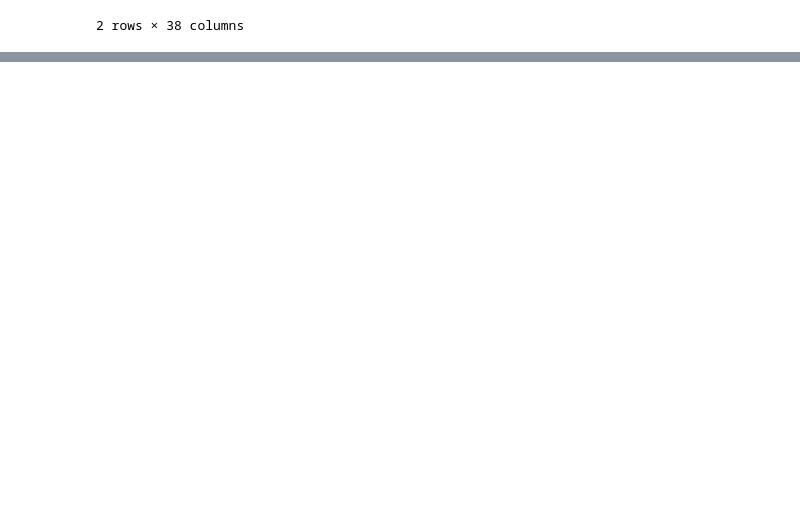
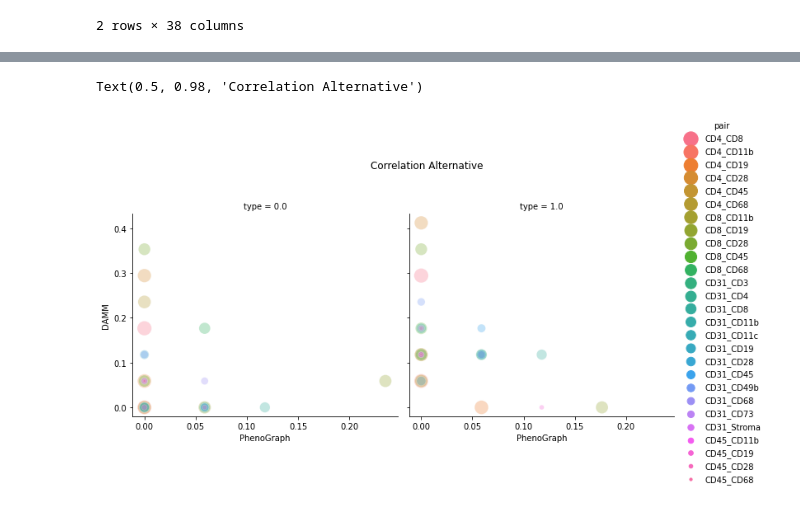
Before and after one commit to camlab-bioml/starling, a Jupyter notebook: correlation_alternative.ipynb, the cells around one changed output, grey strips where cells are left out. Saved outputs shown, nothing was run; the diff lists cells and outputs as text; code cells hidden in the pictures; blank space fills up the shorter version.

```diff
--- a/correlation_alternative.ipynb
+++ b/correlation_alternative.ipynb
@@ -75,5 +73,5 @@ else:
 # %%
-#pheno_mat = pd.read_csv(pheno_fn, index_col=0)
+pheno_mat = pd.read_csv(pheno_fn, index_col=0)
 #kms_mat = pd.read_csv(kms_fn, index_col=0)
 damm_mat = pd.read_csv(damm_fn, index_col=0)
 # %%
@@ -174,10 +169,13 @@ else:
         ['EpCAM','panCK'],
         ['ECadherin','CD68']]
 # %%
+out = []
 for pair in pairs:
 
     x_name = pair[0]; y_name = pair[1]
-    x = np.array(damm_mat[x_name]); y = np.array(damm_mat[y_name])
+    #x = np.array(pheno_mat[x_name]); y = np.array(pheno_mat[y_name])
+    #x = np.array(damm_mat[x_name]); y = np.array(damm_mat[y_name])
+    x = np.array(mat[x_name]); y = np.array(mat[y_name])
 
     ## case 1: bottom right
     bot_right = sum((x > thresholds[x_name][1]) & (y < thresholds[y_name][0]))
@@ -199,6 +197,9 @@ for pair in pairs:
 
     print("{}_{} -- neg: {}; pos: {}".format(x_name, y_name, neg_score, pos_score))
 
+    out.append([x_name + '_' + y_name, neg_score, pos_score])
+
+    '''
     plt.scatter(x, y)
     plt.axvline(x=thresholds[x_name][0], color='r')
     plt.axvline(x=thresholds[x_name][1], color='r')
@@ -207,3 +208,4 @@ for pair in pairs:
     plt.xlabel(x_name)
     plt.ylabel(y_name)
     plt.show()
+    '''
@@ -223,0 +255,16 @@ CD4_CD68 -- neg: 0.0; pos: 0.11764705882352941
+# %%
+pheno_res = newMetric(pheno_mat, pairs, thresholds)
+damm_res = newMetric(damm_mat, pairs, thresholds)
+# %%
+neg = pd.concat([pheno_res, pd.Series(np.zeros(pheno_res.shape[0]))], axis=1)
+pos = pd.concat([damm_res, pd.Series(np.ones(pheno_res.shape[0]))], axis=1)
+df = pd.concat([neg, pos])
+df.columns = ['pair', 'PhenoGraph', 'DAMM', 'type']
+# %%
+rel = sns.relplot(data=df, x='PhenoGraph', y='DAMM', col='type', hue='pair', size="pair", sizes=(10, 300), alpha = 0.3)
+#rel = sns.relplot(data=df, x='PhenoGraph', y='DAMM', col='type', hue='pair')
+rel.fig.subplots_adjust(top=.8)
+rel.fig.suptitle('Correlation Alternative')
+# %% [output]
+Text(0.5, 0.98, 'Correlation Alternative')
+[figure, added]
```
Also changed, not shown: parts of 20 cells of this notebook.
